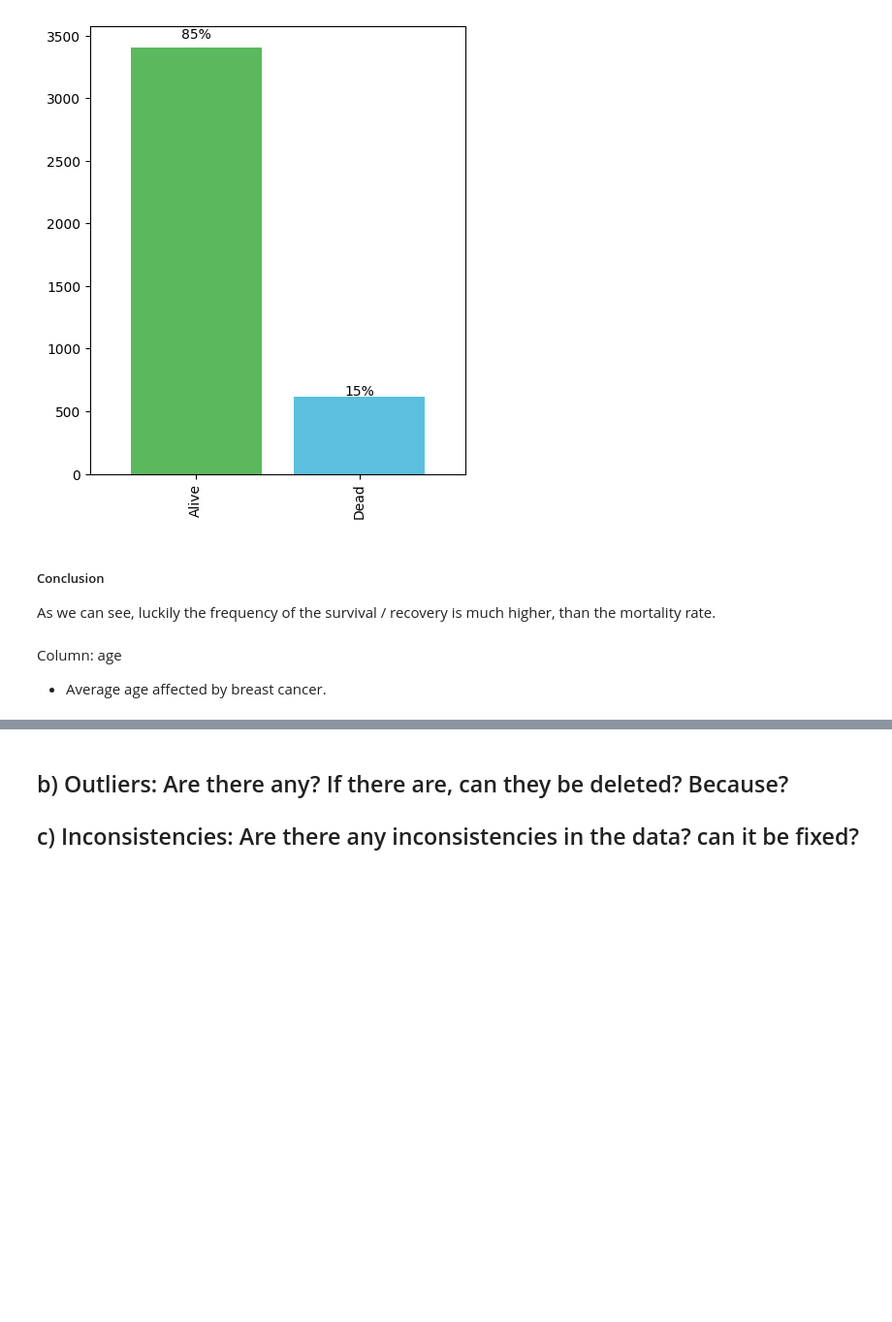
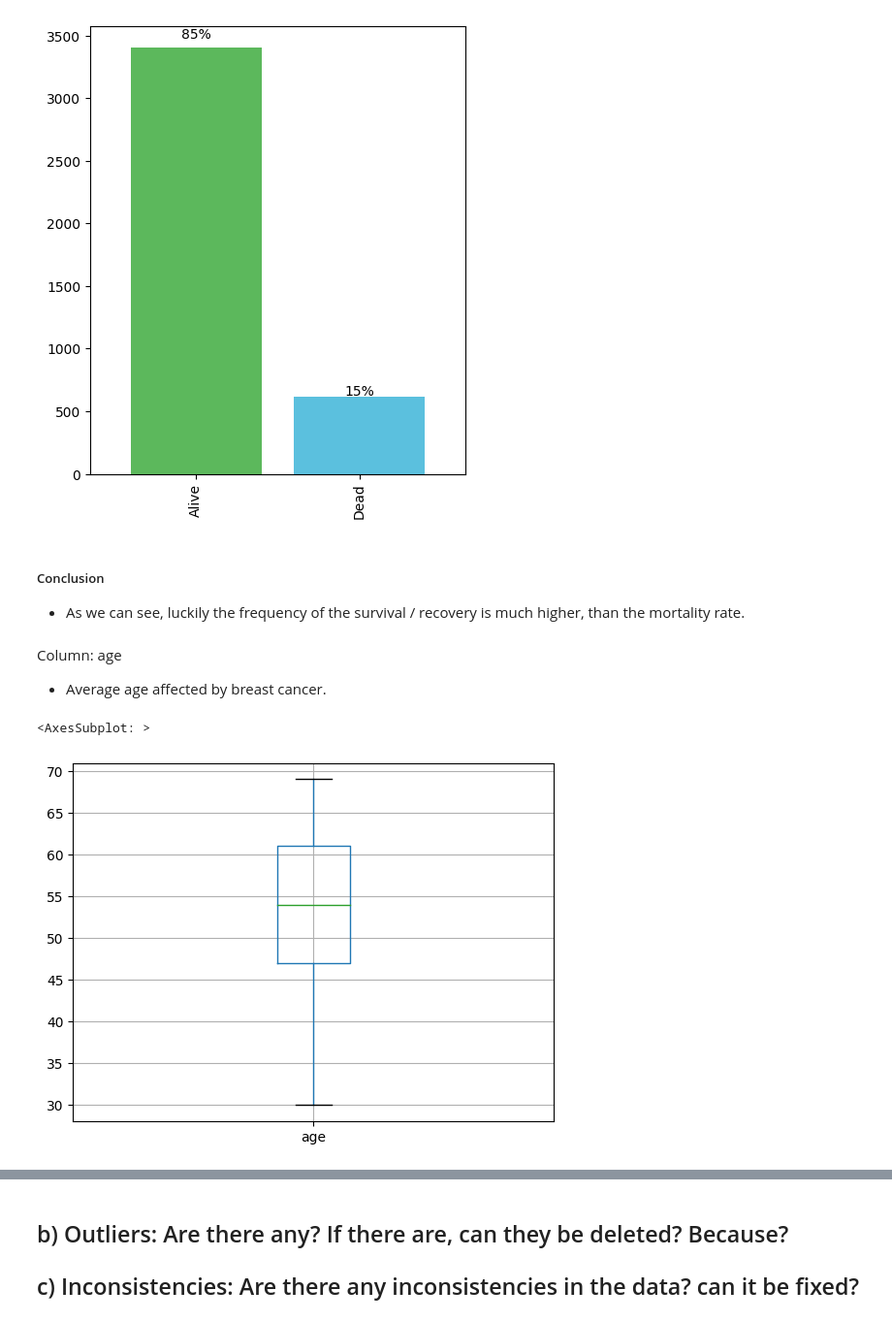
Before and after one commit to AniValle/Pandas_statistics_pt2, a Jupyter notebook: 0-preguntas_basicas.ipynb, the cells around one changed output, grey strips where cells are left out. Shown: that part at 97% size. Saved outputs shown, nothing was run; the diff lists cells and outputs as text; code cells hidden in the pictures; blank space fills up the shorter version.

```diff
--- a/0-preguntas_basicas.ipynb
+++ b/0-preguntas_basicas.ipynb
@@ -331,7 +323,12 @@ Name: status, dtype: int64
 # %% [markdown]
 ##### Conclusion
 
-As we can see, luckily the frequency of the survival / recovery is much higher, than the mortality rate.
+- As we can see, luckily the frequency of the survival / recovery is much higher, than the mortality rate.
 # %% [markdown]
 Column: age
 - Average age affected by breast cancer.
+# %%
+tidy_data.loc[:, ['age']].boxplot()
+# %% [output]
+<AxesSubplot: >
+[figure, added]
```
Also changed, not shown: parts of 6 cells of this notebook.
